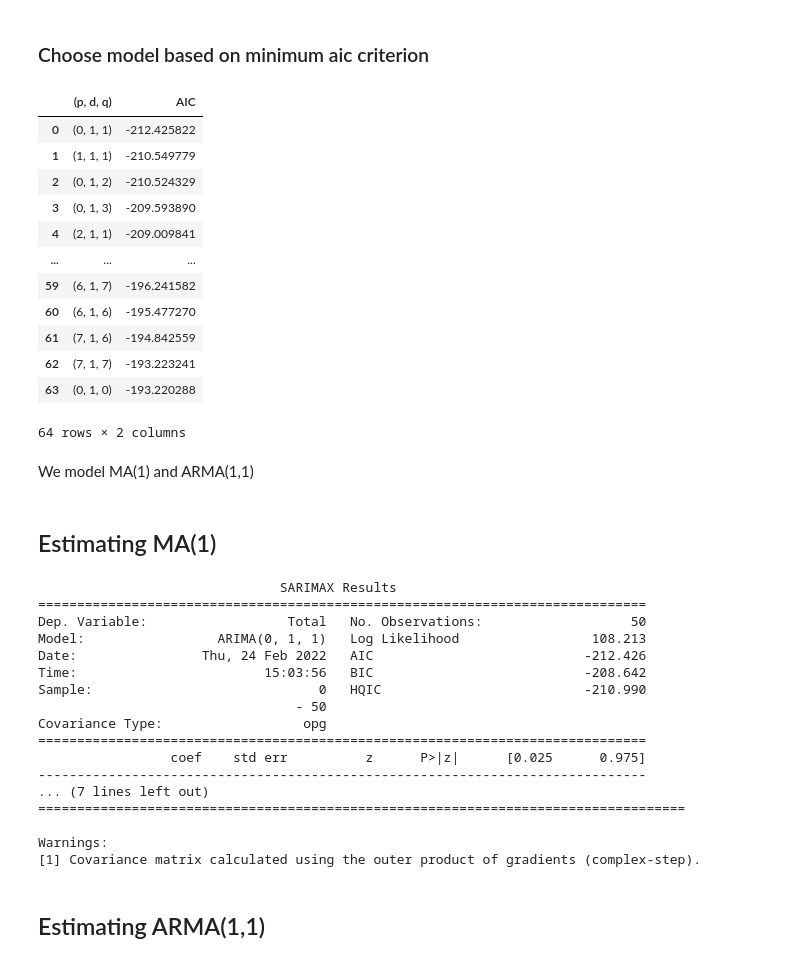
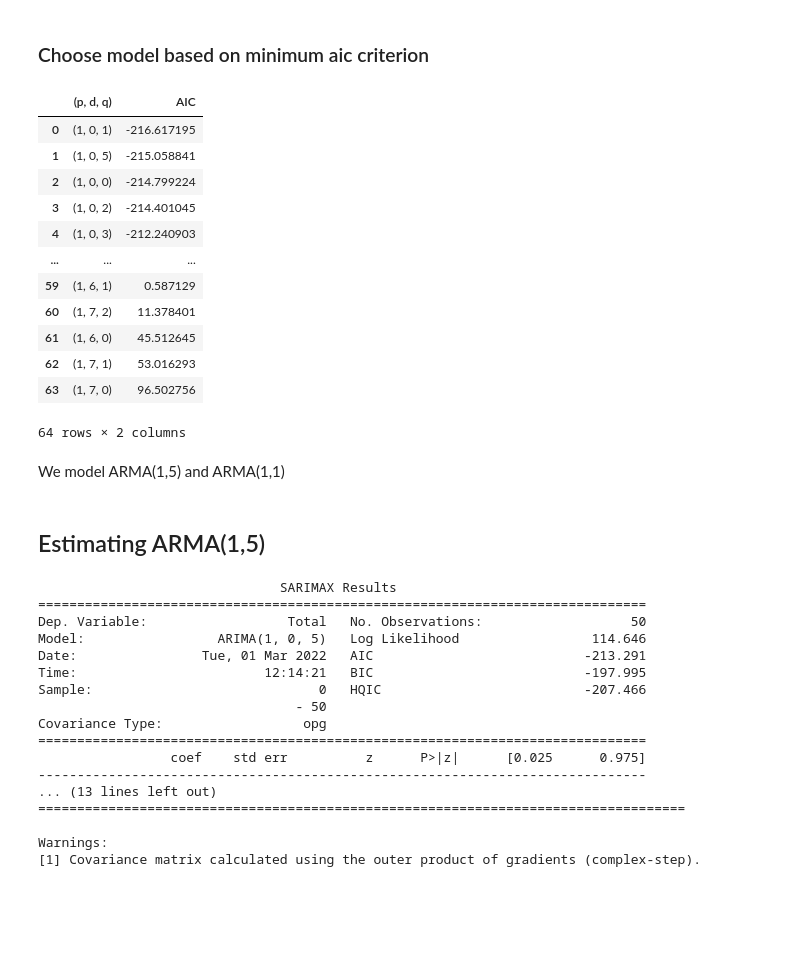
Before and after one commit to parikshitsam/time_series, a Jupyter notebook: Supply Availability and Consumption of Electricity.ipynb, the cells around one changed output. Cells and saved outputs as stored; diff of their text form; code cells hidden in the pictures; blank space fills up the shorter version.

```diff
--- a/Supply Availability and Consumption of Electricity.ipynb
+++ b/Supply Availability and Consumption of Electricity.ipynb
@@ -108,57 +112,55 @@ def optimize_ARIMA(order_list, exog):
 # %%
 ps = range(0, 8, 1)
 d = 0
 qs = range(0, 8, 1)
 # Create a list with all possible combination of parameters
 parameters = product(ps, qs)
 parameters_list = list(parameters)
 order_list = []
 for each in parameters_list:
     each = list(each)
-    each.insert(1, 1)
+    each.insert(0, 1)
     each = tuple(each)
     order_list.append(each)
 
 result_df = optimize_ARIMA(order_list, exog=exog)
 result_df
 # %% [output]
 |  | (p, d, q) | AIC |
-| 0 | (0, 1, 1) | -212.425822 |
-| 1 | (1, 1, 1) | -210.549779 |
-| 2 | (0, 1, 2) | -210.524329 |
-| 3 | (0, 1, 3) | -209.593890 |
-| 4 | (2, 1, 1) | -209.009841 |
+| 0 | (1, 0, 1) | -216.617195 |
+| 1 | (1, 0, 5) | -215.058841 |
+| 2 | (1, 0, 0) | -214.799224 |
+| 3 | (1, 0, 2) | -214.401045 |
+| 4 | (1, 0, 3) | -212.240903 |
 | ... | ... | ... |
-| 59 | (6, 1, 7) | -196.241582 |
-| 60 | (6, 1, 6) | -195.477270 |
-| 61 | (7, 1, 6) | -194.842559 |
-| 62 | (7, 1, 7) | -193.223241 |
-| 63 | (0, 1, 0) | -193.220288 |
+| 59 | (1, 6, 1) | 0.587129 |
+| 60 | (1, 7, 2) | 11.378401 |
+| 61 | (1, 6, 0) | 45.512645 |
+| 62 | (1, 7, 1) | 53.016293 |
+| 63 | (1, 7, 0) | 96.502756 |
 64 rows × 2 columns
 # %% [markdown]
-We model MA(1) and ARMA(1,1)
+We model ARMA(1,5) and ARMA(1,1)
-# %% [markdown]
-## Estimating MA(1)
+# %% [markdown]
+## Estimating ARMA(1,5)
 # %%
-ma_1 = ARIMA(exog, order=(0,1,1)).fit()
+ma_1 = ARIMA(exog, order=(1,0,5)).fit()
 print(ma_1.summary())
 # %% [output]
                                SARIMAX Results
 ==============================================================================
 Dep. Variable:                  Total   No. Observations:                   50
-Model:                 ARIMA(0, 1, 1)   Log Likelihood                 108.213
-Date:                Thu, 24 Feb 2022   AIC                           -212.426
-Time:                        15:03:56   BIC                           -208.642
-Sample:                             0   HQIC                          -210.990
+Model:                 ARIMA(1, 0, 5)   Log Likelihood                 114.646
+Date:                Tue, 01 Mar 2022   AIC                           -213.291
+Time:                        12:14:21   BIC                           -197.995
+Sample:                             0   HQIC                          -207.466
                                  - 50
 Covariance Type:                  opg
 ==============================================================================
                  coef    std err          z      P>|z|      [0.025      0.975]
 ------------------------------------------------------------------------------
-... (7 lines left out)
+... (13 lines left out)
 ===================================================================================
 
 Warnings:
 [1] Covariance matrix calculated using the outer product of gradients (complex-step).
-# %% [markdown]
-## Estimating ARMA(1,1)
```
Also changed, not shown: parts of 17 cells of this notebook, 1 other file.
